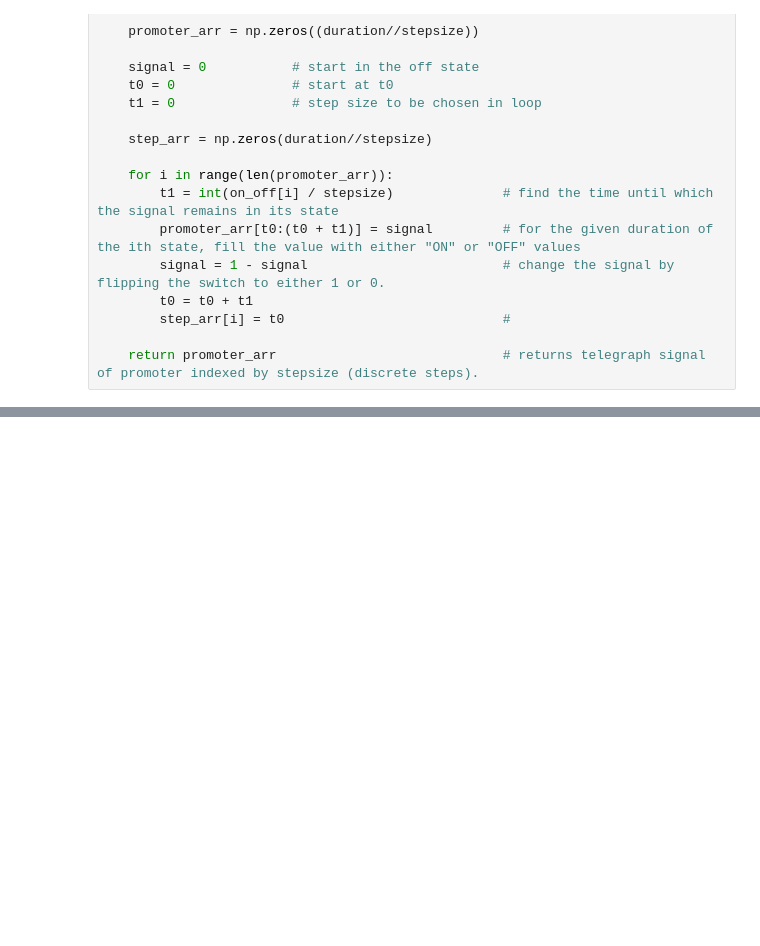
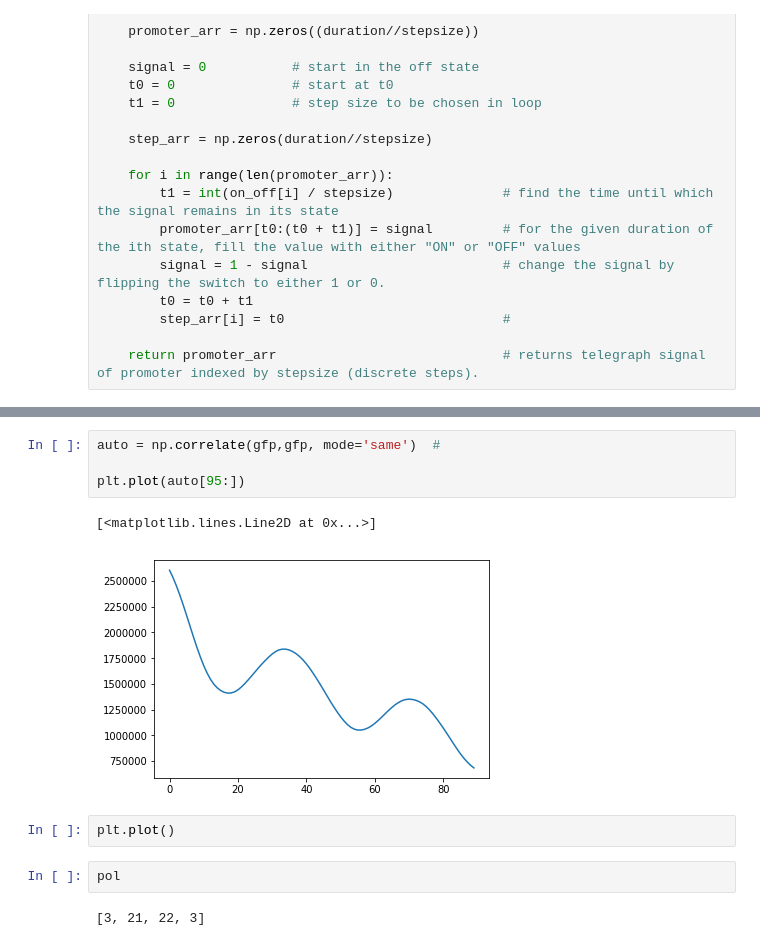
Before and after one commit to tlmakinen/bursting-IGMM, a Jupyter notebook: numerical_sandbox.ipynb, the cells around one changed output, grey strips where cells are left out. Saved outputs shown, nothing was run; the diff lists cells and outputs as text; blank space fills up the shorter version.

```diff
--- a/numerical_sandbox.ipynb
+++ b/numerical_sandbox.ipynb
@@ -108,0 +127,13 @@ def gfp_signal(telegraph, k_gfp, cts_per_gfp, pol_per_timestep, max_gfp stepsize
+# %%
+auto = np.correlate(gfp,gfp, mode='same')  #
+
+plt.plot(auto[95:])
+# %% [output]
+[<matplotlib.lines.Line2D at 0x...>]
+[figure, added]
+# %%
+plt.plot()
+# %%
+pol
+# %% [output]
+[3, 21, 22, 3]
```
Also changed, not shown: parts of 15 cells of this notebook, 2 other files.
